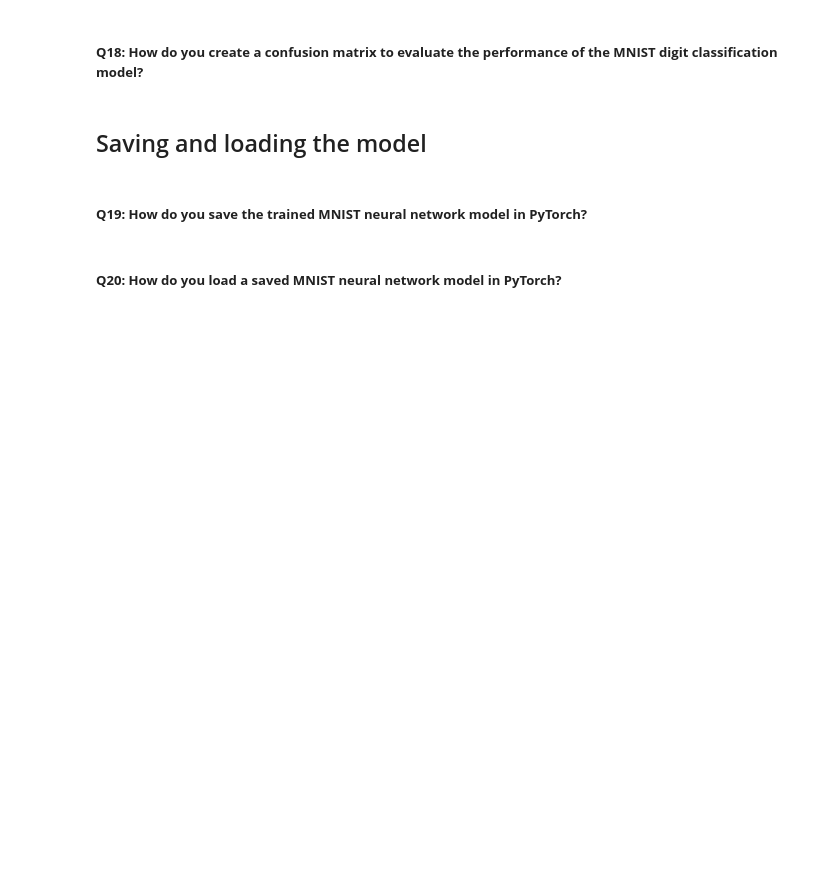
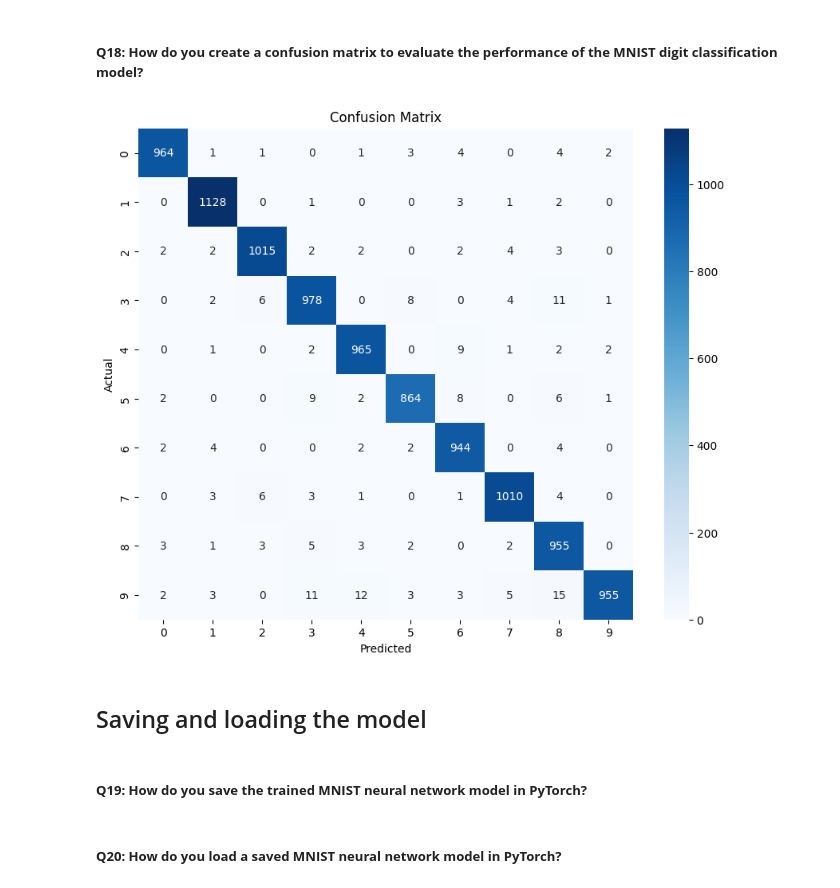
Before and after one commit to fellmir/pyTorchBasis, a Jupyter notebook: 00-basic-examples/01-notebooks/05_mnist_classification.ipynb, the cells around one changed output. Saved outputs shown, nothing was run; the diff lists cells and outputs as text; code cells hidden in the pictures; blank space fills up the shorter version.

```diff
--- a/00-basic-examples/01-notebooks/05_mnist_classification.ipynb
+++ b/00-basic-examples/01-notebooks/05_mnist_classification.ipynb
@@ -226,5 +460,35 @@ softmax_layer = nn.Softmax(dim=1)
 # %% [markdown]
 ##### **Q18: How do you create a confusion matrix to evaluate the performance of the MNIST digit classification model?**
+# %%
+from sklearn.metrics import confusion_matrix
+import seaborn as sns
+import numpy as np
+
+# Set the model to evaluation mode
+model.eval()
+
+all_preds = []
+all_labels = []
+
+with torch.no_grad():
+    for inputs, labels in val_loader:  # Using the validation (= test) loader
+        outputs = model(inputs)
+        _, predicted = torch.max(outputs, 1)
+        all_preds.extend(predicted.cpu().numpy())
+        all_labels.extend(labels.cpu().numpy())
+
+# Compute the confusion matrix
+conf_matrix = confusion_matrix(all_labels, all_preds)
+# %%
+# Plot the confusion matrix
+plt.figure(figsize=(10, 8))
+sns.heatmap(conf_matrix, annot=True, fmt='d', cmap='Blues', xticklabels=np.arange(10), yticklabels=np.arange(10))
+plt.title('Confusion Matrix')
+plt.xlabel('Predicted')
+plt.ylabel('Actual')
+plt.show()
+# %% [output]
+[figure, added]
 # %% [markdown]
 ## Saving and loading the model
 # %% [markdown]
```
Also changed, not shown: parts of 16 cells of this notebook.
